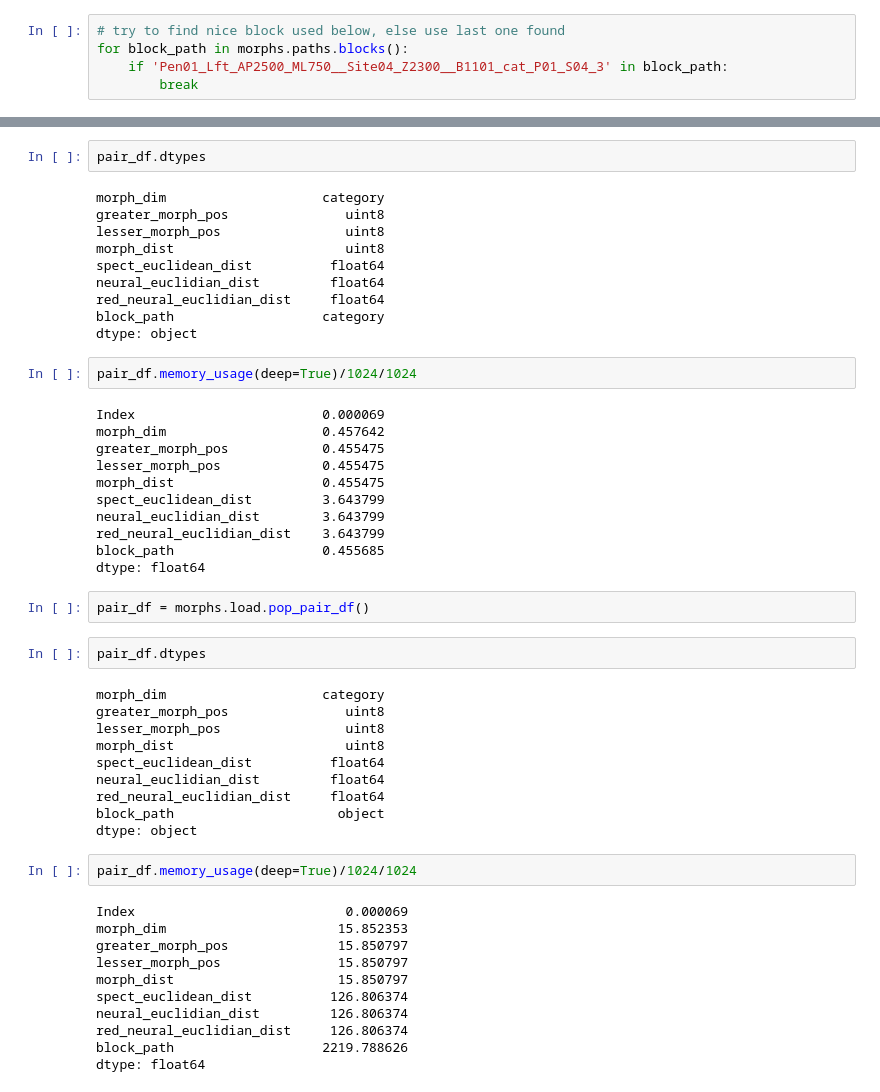
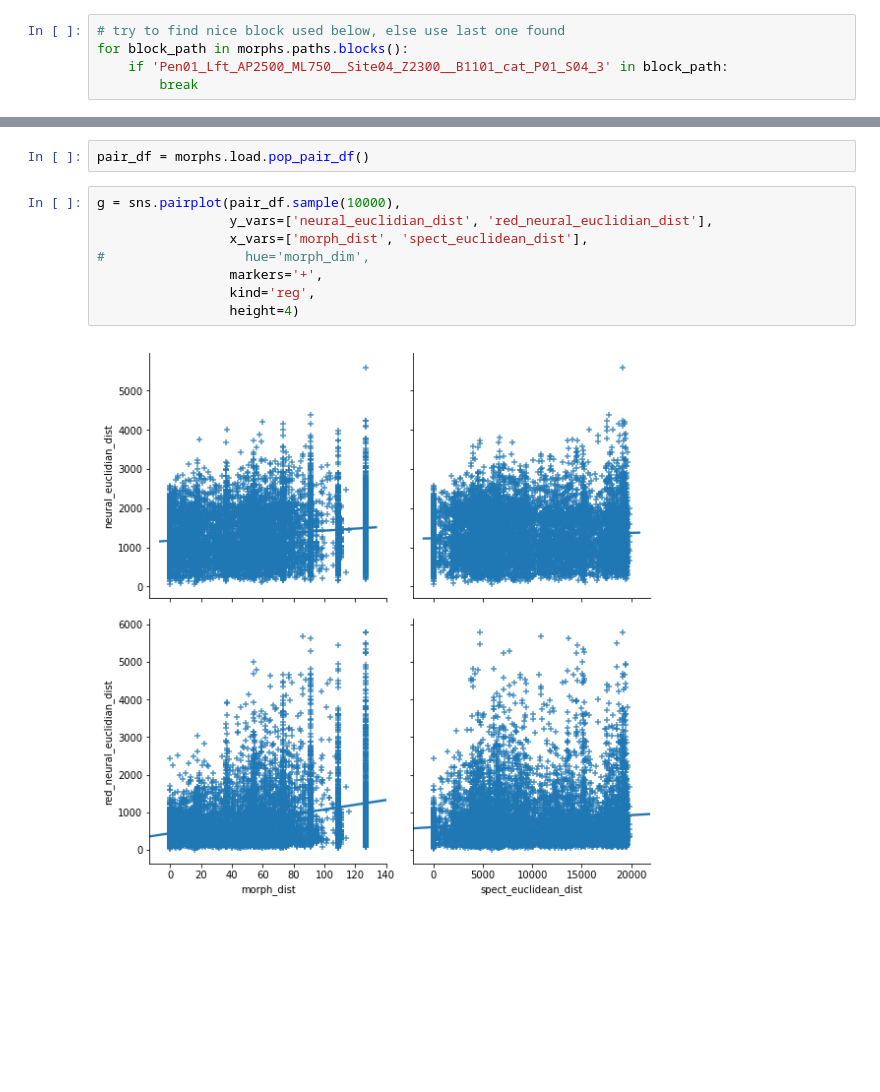
Before and after one commit to MarvinT/morphs, a Jupyter notebook: notebooks/supplemental/2.0-mjt-pairwise-neuro.ipynb, the cells around one changed output, grey strips where cells are left out. Cells and saved outputs as stored; diff of their text form; blank space fills up the shorter version.

```diff
--- a/notebooks/supplemental/2.0-mjt-pairwise-neuro.ipynb
+++ b/notebooks/supplemental/2.0-mjt-pairwise-neuro.ipynb
@@ -15,52 +14,12 @@ pair_df = morphs.data.pairwise.calculate_pop_pair_df(block_path)
-# %%
-pair_df.dtypes
-# %% [output]
-morph_dim                    category
-greater_morph_pos               uint8
-lesser_morph_pos                uint8
-morph_dist                      uint8
-spect_euclidean_dist          float64
-neural_euclidian_dist         float64
-red_neural_euclidian_dist     float64
-block_path                   category
-dtype: object
-# %%
-pair_df.memory_usage(deep=True)/1024/1024
-# %% [output]
-Index                        0.000069
-morph_dim                    0.457642
-greater_morph_pos            0.455475
-lesser_morph_pos             0.455475
-morph_dist                   0.455475
-spect_euclidean_dist         3.643799
-neural_euclidian_dist        3.643799
-red_neural_euclidian_dist    3.643799
-block_path                   0.455685
-dtype: float64
 # %%
 pair_df = morphs.load.pop_pair_df()
-# %%
-pair_df.dtypes
-# %% [output]
-morph_dim                    category
-greater_morph_pos               uint8
-lesser_morph_pos                uint8
-morph_dist                      uint8
-spect_euclidean_dist          float64
-neural_euclidian_dist         float64
-red_neural_euclidian_dist     float64
-block_path                     object
-dtype: object
-# %%
-pair_df.memory_usage(deep=True)/1024/1024
-# %% [output]
-Index                           0.000069
-morph_dim                      15.852353
-greater_morph_pos              15.850797
-lesser_morph_pos               15.850797
-morph_dist                     15.850797
-spect_euclidean_dist          126.806374
-neural_euclidian_dist         126.806374
-red_neural_euclidian_dist     126.806374
-block_path                   2219.788626
-dtype: float64
+# %%
+g = sns.pairplot(pair_df.sample(10000),
+                 y_vars=['neural_euclidian_dist', 'red_neural_euclidian_dist'],
+                 x_vars=['morph_dist', 'spect_euclidean_dist'],
+#                  hue='morph_dim',
+                 markers='+',
+                 kind='reg',
+                 height=4)
+# %% [output]
+[figure, added]
```
Also changed, not shown: parts of 4 cells of this notebook.
